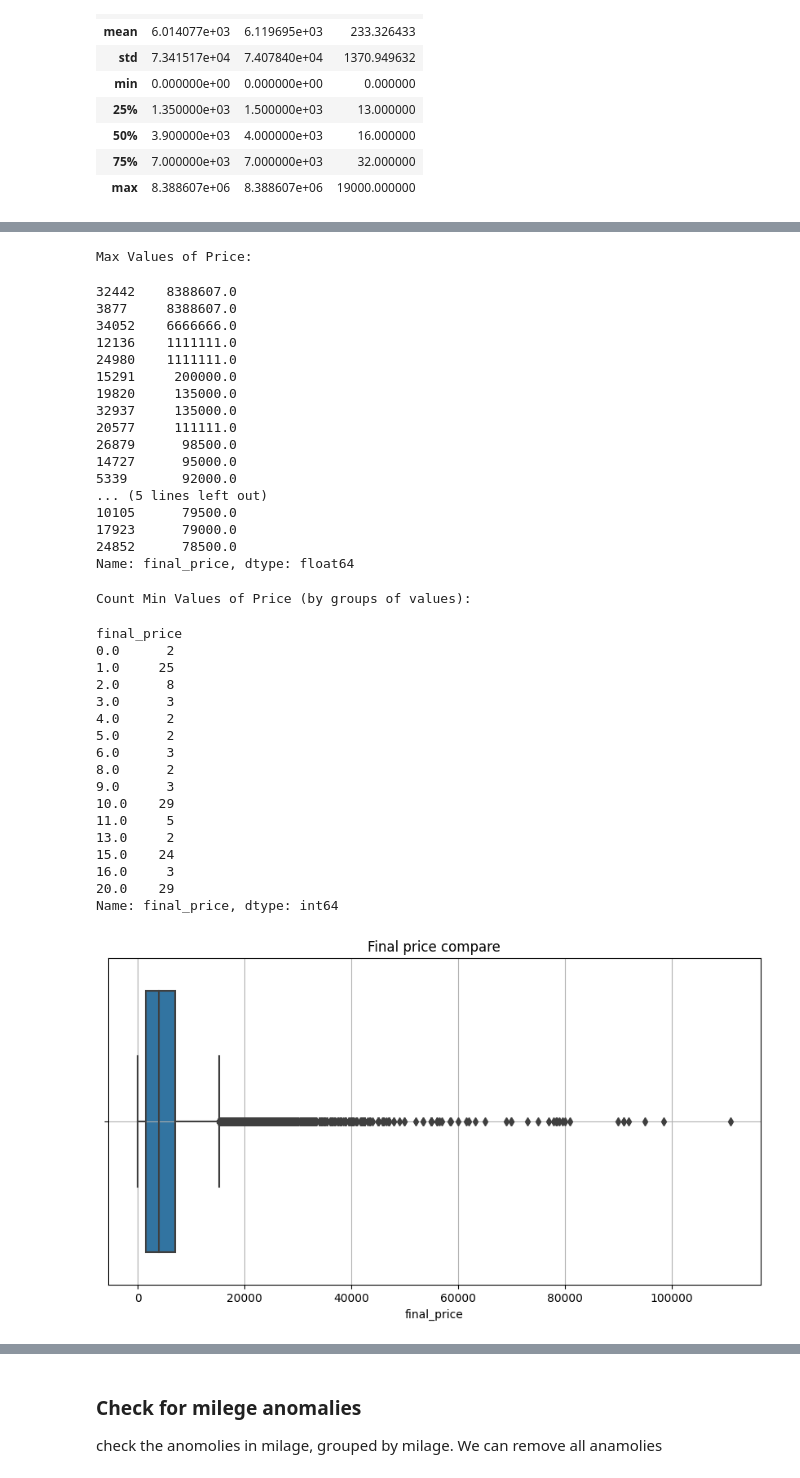
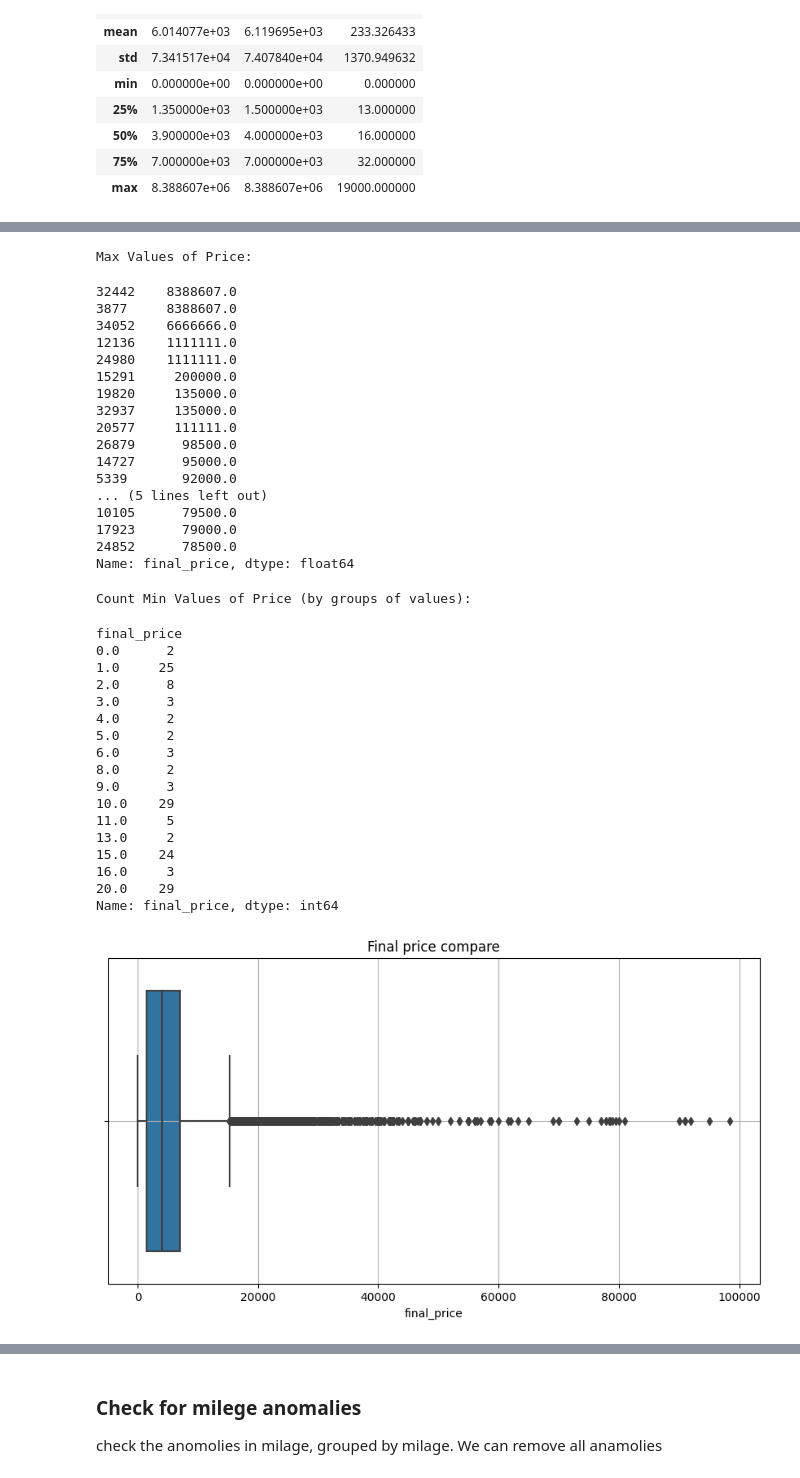
Before and after one commit to kdunaev-a10/SkillFactory-DTS, a Jupyter notebook: module-EDA/EDA-KAGGLE/lightautoml-competition-baseline.ipynb, the cells around one changed output, grey strips where cells are left out. Cells and saved outputs as stored; diff of their text form; code cells hidden in the pictures.

```diff
--- a/module-EDA/EDA-KAGGLE/lightautoml-competition-baseline.ipynb
+++ b/module-EDA/EDA-KAGGLE/lightautoml-competition-baseline.ipynb
@@ -369,7 +387,7 @@ pivot_price = train_data[train_data['deal_type'] == 'For Sale'].groupby('final_p
 print('\nCount Min Values of Price (by groups of values):\n')
 display(pivot_price[:20])
 
-train_data = train_data.drop(train_data[(train_data['final_price'] > 111111) | (train_data['final_price'] <= 20)].index)
+train_data = train_data.drop(train_data[(train_data['final_price'] >= 111111) | (train_data['final_price'] <= 20)].index)
 
 # создаём фигуру размером 8x4
 fig = plt.figure(figsize=(8, 4))
@@ -391,31 +409,31 @@ Max Values of Price:
 15291     200000.0
 19820     135000.0
 32937     135000.0
 20577     111111.0
 26879      98500.0
 14727      95000.0
 5339       92000.0
 ... (5 lines left out)
 10105      79500.0
 17923      79000.0
 24852      78500.0
 Name: final_price, dtype: float64
 Count Min Values of Price (by groups of values):
 final_price
 0.0      2
 1.0     25
 2.0      8
 3.0      3
 4.0      2
 5.0      2
 6.0      3
 8.0      2
 9.0      3
 10.0    29
 11.0     5
 13.0     2
 15.0    24
 16.0     3
 20.0    29
 Name: final_price, dtype: int64
-[figure, old version]
+[figure, new version]
```
Also changed, not shown: parts of 32 cells of this notebook, 3 other files.
